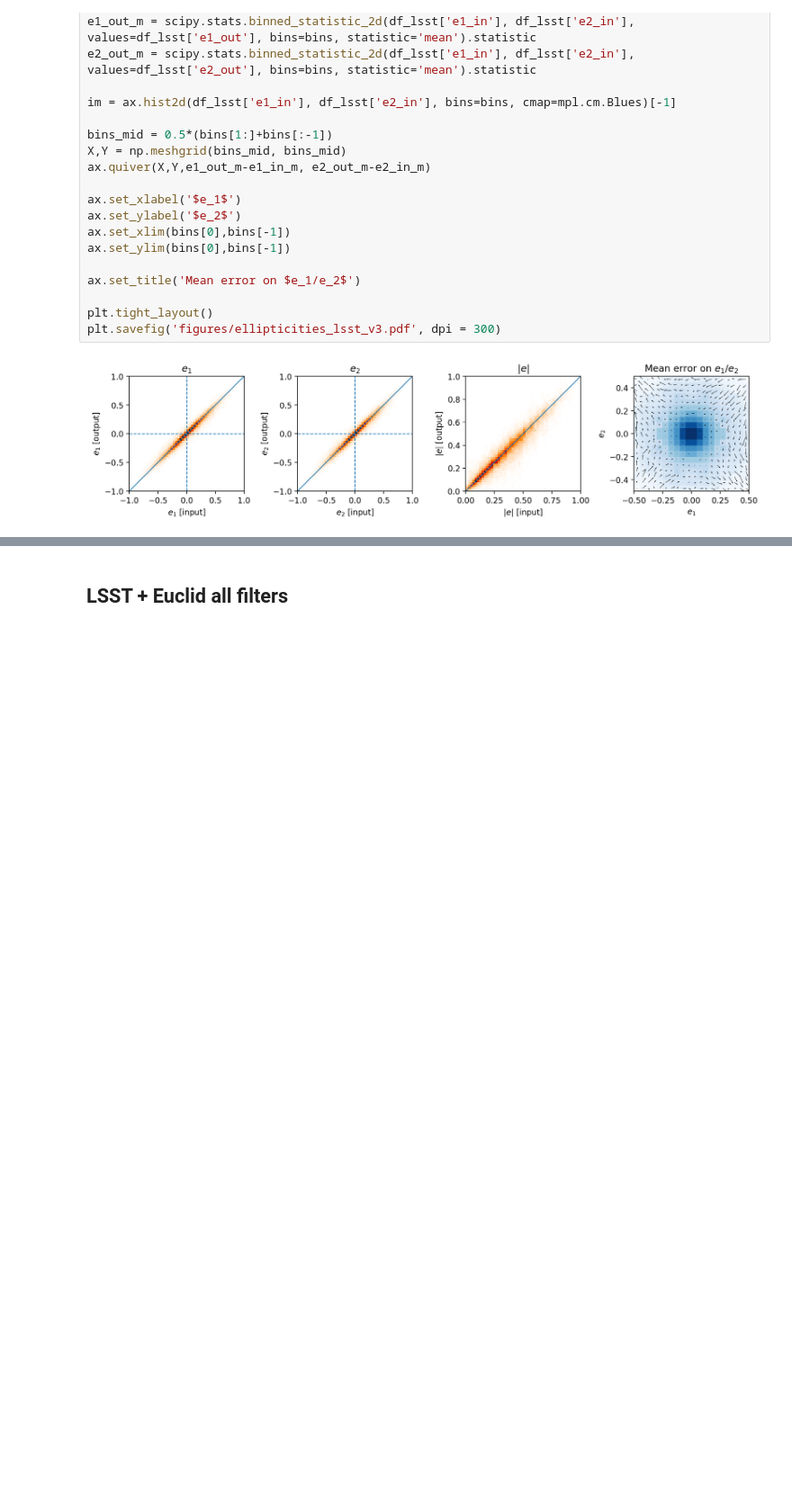
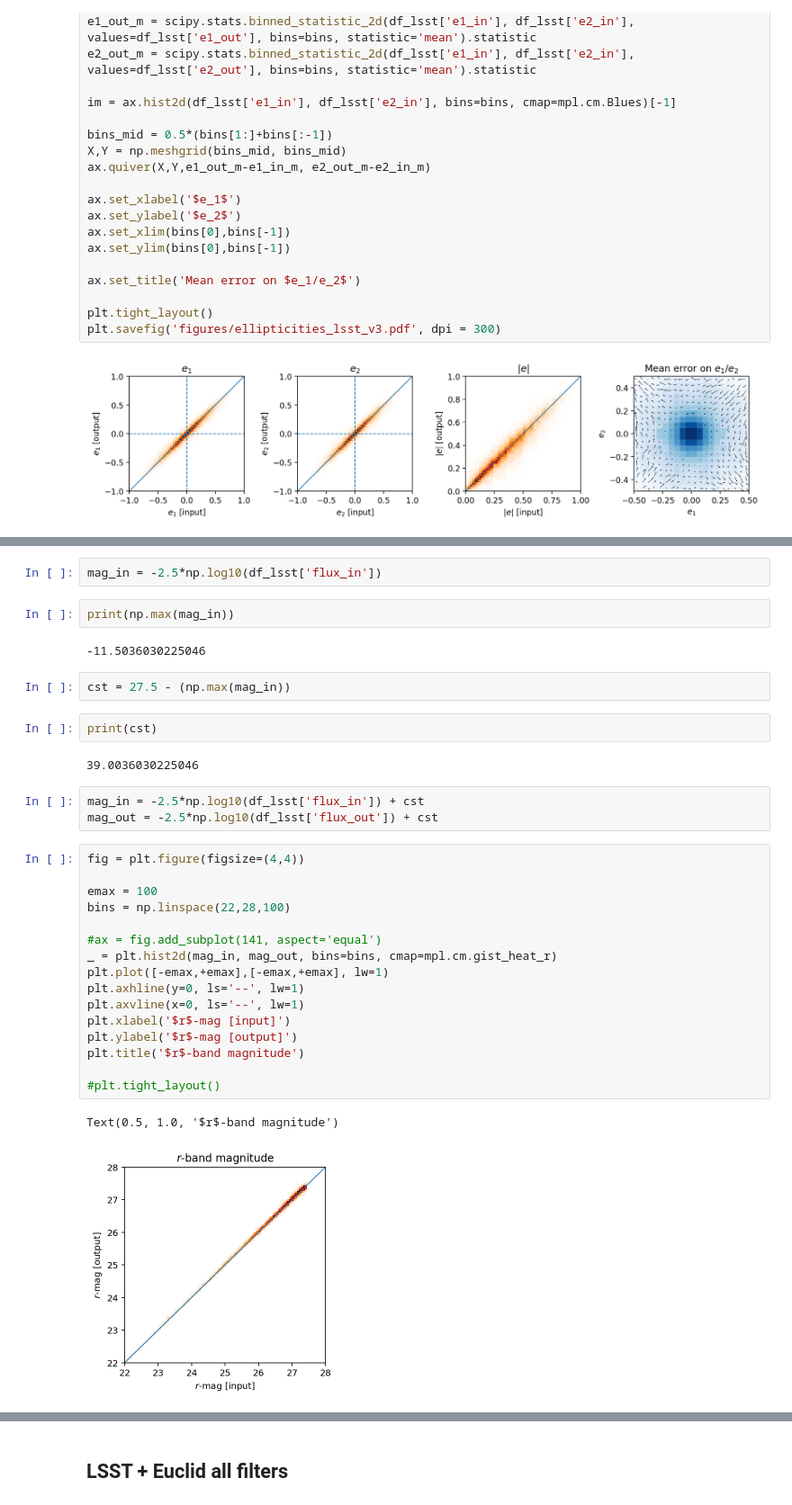
Before and after one commit to LSSTDESC/DeblenderVAE, a Jupyter notebook: notebooks/Plots_for_paper/Plots_VAE_results_v6_correct_exposure.ipynb, the cells around one changed output, grey strips where cells are left out. Shown at 90% size. Saved outputs shown, nothing was run; the diff lists cells and outputs as text; blank space fills up the shorter version.

```diff
--- a/notebooks/Plots_for_paper/Plots_VAE_results_v6_correct_exposure.ipynb
+++ b/notebooks/Plots_for_paper/Plots_VAE_results_v6_correct_exposure.ipynb
@@ -347,3 +350,37 @@ Text(0.5, 1.0, '$r$-band magnitude')
+# %%
+mag_in = -2.5*np.log10(df_lsst['flux_in'])
+# %%
+print(np.max(mag_in))
+# %% [output]
+-11.5036030225046
+# %%
+cst = 27.5 - (np.max(mag_in))
+# %%
+print(cst)
+# %% [output]
+39.0036030225046
+# %%
+mag_in = -2.5*np.log10(df_lsst['flux_in']) + cst
+mag_out = -2.5*np.log10(df_lsst['flux_out']) + cst
+# %%
+fig = plt.figure(figsize=(4,4))
+
+emax = 100
+bins = np.linspace(22,28,100)
+
+#ax = fig.add_subplot(141, aspect='equal')
+_ = plt.hist2d(mag_in, mag_out, bins=bins, cmap=mpl.cm.gist_heat_r)
+plt.plot([-emax,+emax],[-emax,+emax], lw=1)
+plt.axhline(y=0, ls='--', lw=1)
+plt.axvline(x=0, ls='--', lw=1)
+plt.xlabel('$r$-mag [input]')
+plt.ylabel('$r$-mag [output]')
+plt.title('$r$-band magnitude')
+
+#plt.tight_layout()
+# %% [output]
+Text(0.5, 1.0, '$r$-band magnitude')
+[figure, added]
 # %%
 np.max(df_lsst['mag_out']), np.max(df_lsst['mag_in'])
 # %% [output]
```
Also changed, not shown: parts of 13 cells of this notebook, 7 other files.
